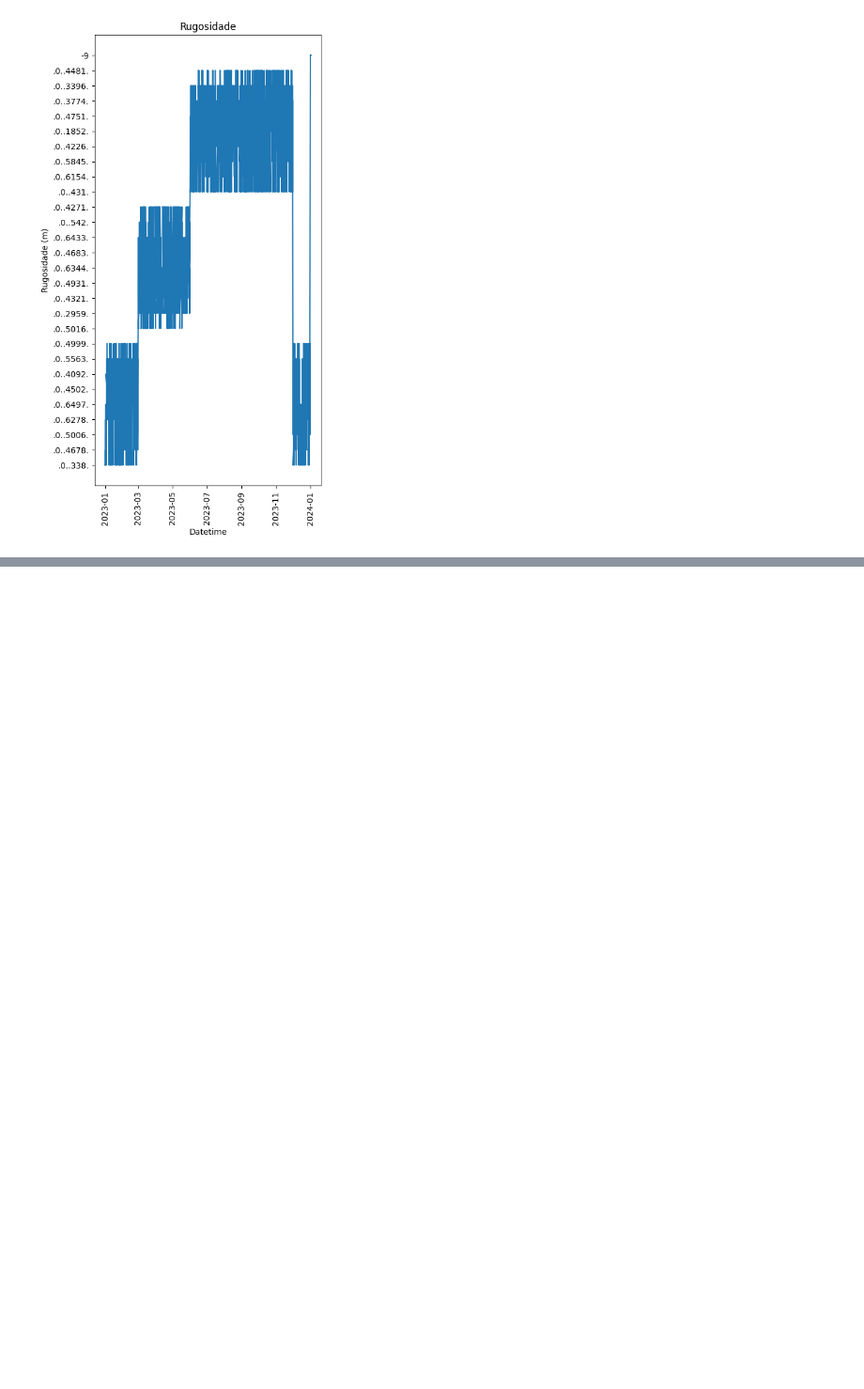
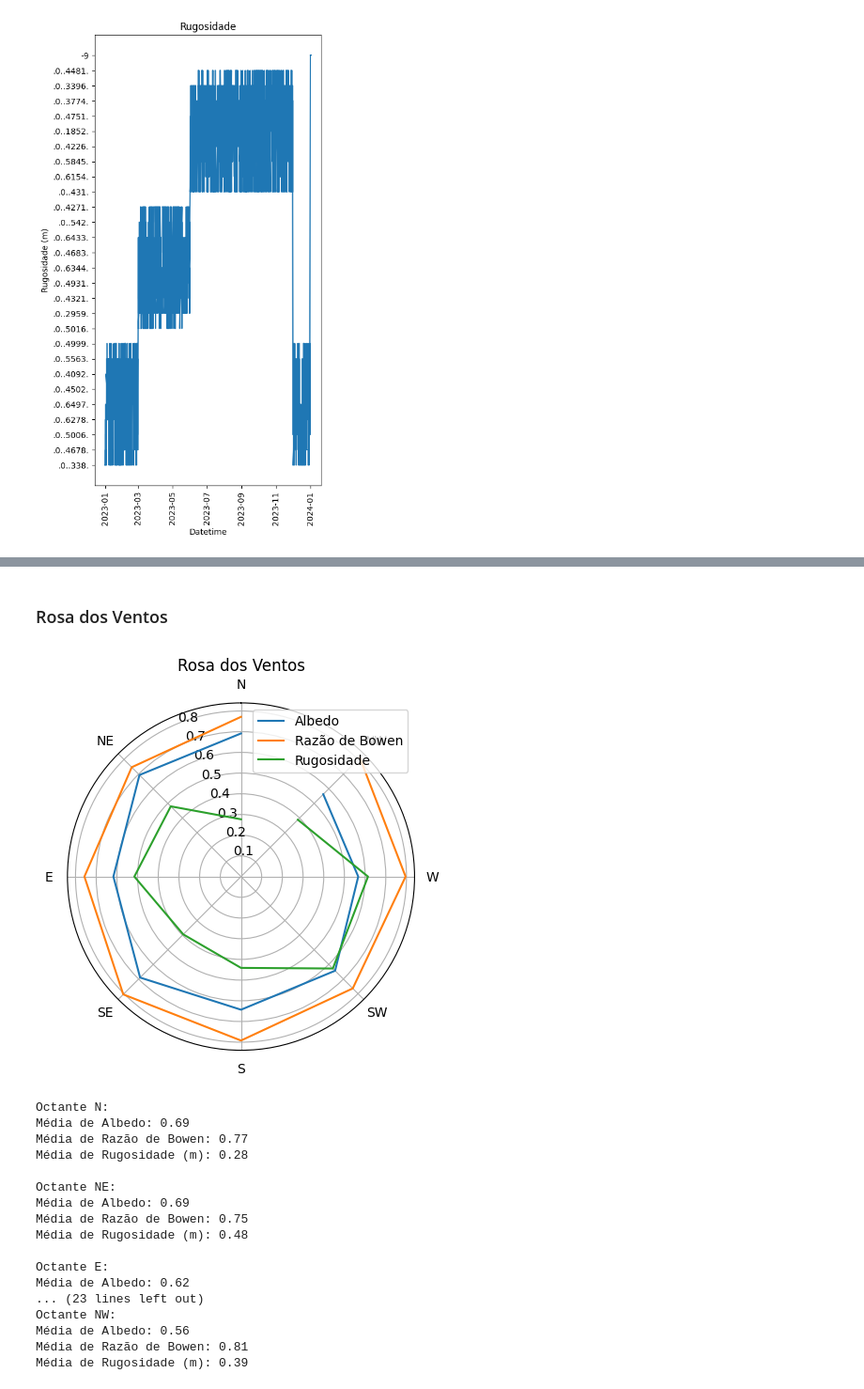
Before and after one commit to yasslieh/ENS410064, a Jupyter notebook: scripts/Atividade02.ipynb, the cells around one changed output, grey strips where cells are left out. Shown at 94% size. Drawn from its saved outputs; the diff is of its cells as text; code cells hidden in the pictures; blank space fills up the shorter version.

```diff
--- a/scripts/Atividade02.ipynb
+++ b/scripts/Atividade02.ipynb
@@ -538,7 +550,7 @@ import pandas as pd
 import numpy as np
 
 # Abrindo os arquivos
-file_path = r'C:\UFSC\ENS410064\venv\Scripts\inputs\aermod\METEO_'
+file_path = r'C:\UFSC\ENS410064\venv\Scripts\inputs\aermod\METEO_.xltx'
 df = pd.read_excel(file_path)
 
 # filtragem dos valores de vento
@@ -578,0 +609,75 @@ TypeError: Could not convert string '1.0..16..0..15..0..16..0..17..0..22..0..38.
+# %% [markdown]
+### Rosa dos Ventos
+# %%
+#a lógica dessa etapa é similar à anterior só que ao invés de quadrantes foi feita para octantes
+#imports
+import pandas as pd
+import matplotlib.pyplot as plot
+import numpy as np
+
+# Abrindo os arquivos
+file_path = r'C:\UFSC\ENS410064\venv\Scripts\inputs\aermod\METEO_.xltx'
+df = pd.read_excel(file_path)
+
+#filtragem
+df = df[df['wind direction (m/s degress)'] != 999]
+#octantes
+octantLIM = [(0, 45), (45, 90), (90, 135), (135, 180), (180, 225), (225, 270), (270, 315), (315, 360)]
+#armazenagem
+albedo=[]
+bowen=[]
+rugosidade=[]
+#iteração
+for low, up in octantLIM:
+    octante = df[(df['wind direction (m/s degress)'] >= low) & (df['wind direction (m/s degress)'] < up)]
+    #media
+    albedo1 = octante['albedo'].mean()
+    bowen1 = octante['Bowen ratio'].mean()
+    rugosidade1 = octante['surface roughness length (m)'].mean()
+    albedo.append(albedo1)
+    bowen.append(bowen1)
+    rugosidade.append(rugosidade1)
+
+#labels
+labels=['N', 'NE', 'E', 'SE', 'S', 'SW', 'W', 'NW']
+ang = np.radians([0, 45, 90, 135, 180, 225, 270, 315])
+
+# plot
+fig, ax = plot.subplots(subplot_kw={'projection': 'polar'})
+ax.plot(ang, albedo, label='Albedo')
+ax.plot(ang, bowen, label='Razão de Bowen')
+ax.plot(ang, rugosidade, label='Rugosidade')
+#configurações para plot
+ax.grid(True)
+ax.legend(loc='upper right')
+ax.set_xticks(ang)
+ax.set_xticklabels(labels)
+ax.set_theta_zero_location('N')
+ax.set_title('Rosa dos Ventos')
+plot.show()
+#repetição
+for i, (label, albedo1, bowen1, rugosidade1) in enumerate(zip(labels, albedo, bowen, rugosidade)):
+    print(f'Octante {label}:')
+    print(f'Média de Albedo: {albedo1:.2f}')
+    print(f'Média de Razão de Bowen: {bowen1:.2f}')
+    print(f'Média de Rugosidade (m): {rugosidade1:.2f}')
+    print()
+# %% [output]
+[figure, added]
+Octante N:
+Média de Albedo: 0.69
+Média de Razão de Bowen: 0.77
+Média de Rugosidade (m): 0.28
+
+Octante NE:
+Média de Albedo: 0.69
+Média de Razão de Bowen: 0.75
+Média de Rugosidade (m): 0.48
+
+Octante E:
+Média de Albedo: 0.62
+... (23 lines left out)
+Octante NW:
+Média de Albedo: 0.56
+Média de Razão de Bowen: 0.81
+Média de Rugosidade (m): 0.39
```
Also changed, not shown: parts of 2 cells of this notebook.
